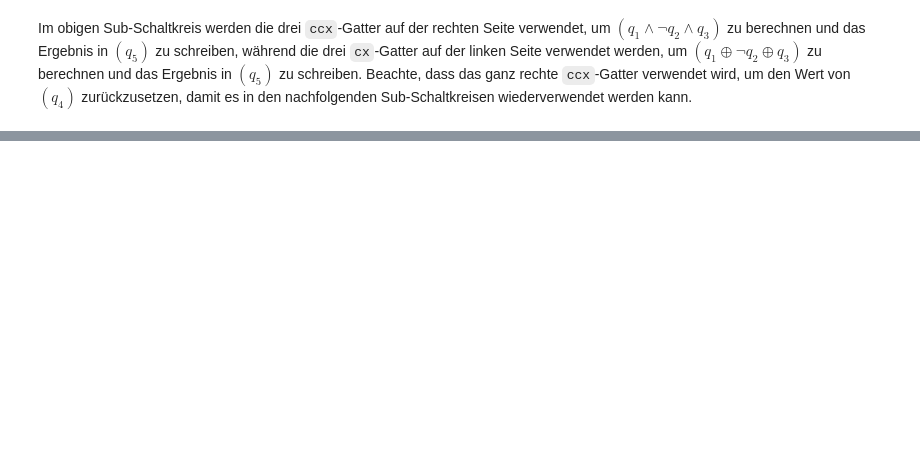
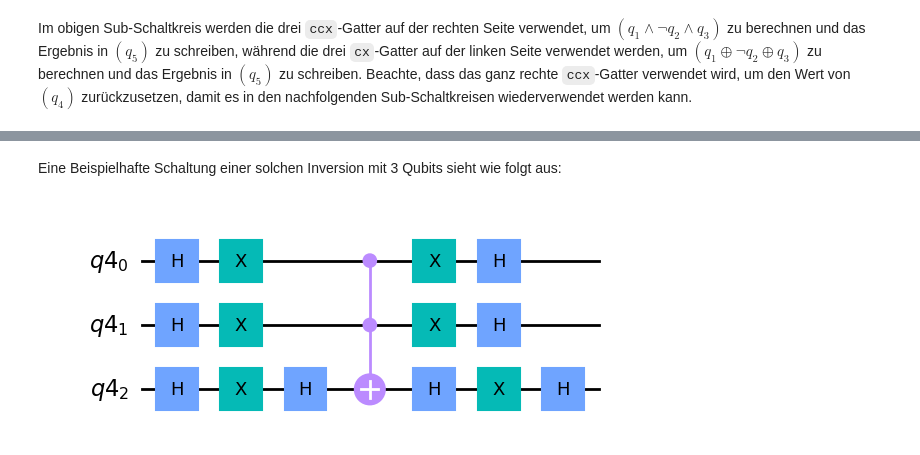
Before and after one commit to SimonSzulik/Heterogeneous-Computing, a Jupyter notebook: Uebung_HC03_Abschlussprojekt/src/Grovers_Algorithm.ipynb, the cells around one changed output, grey strips where cells are left out. Saved outputs shown, nothing was run; the diff lists cells and outputs as text; code cells hidden in the pictures; blank space fills up the shorter version.

```diff
--- a/Uebung_HC03_Abschlussprojekt/src/Grovers_Algorithm.ipynb
+++ b/Uebung_HC03_Abschlussprojekt/src/Grovers_Algorithm.ipynb
@@ -150,3 +171,12 @@ def inversion_about_average(circuit, f_in, n):
         circuit.x(f_in[j])
     for j in range(n):
         circuit.h(f_in[j])
+# %% [markdown]
+Eine Beispielhafte Schaltung einer solchen Inversion mit 3 Qubits sieht wie folgt aus:
+# %%
+qr = QuantumRegister(3)
+qInvAvg = QuantumCircuit(qr)
+inversion_about_average(qInvAvg, qr, 3)
+qInvAvg.draw(output='mpl')
+# %% [output]
+[figure, added]
```
Also changed, not shown: parts of 6 cells of this notebook.
